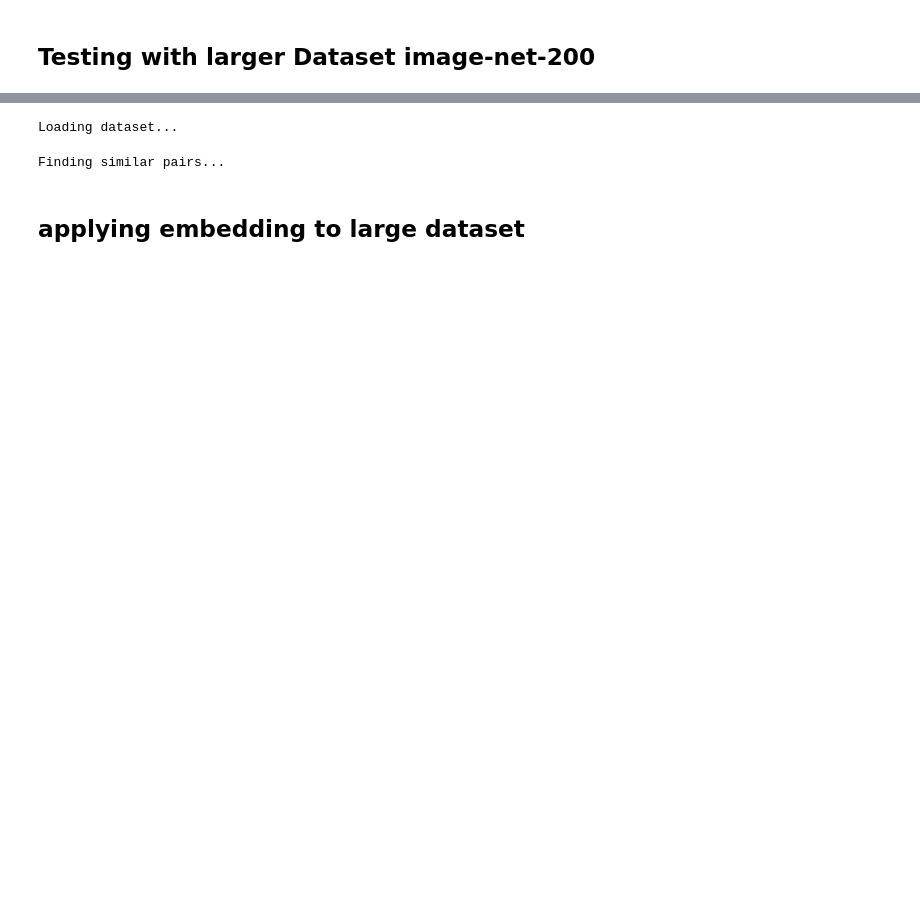
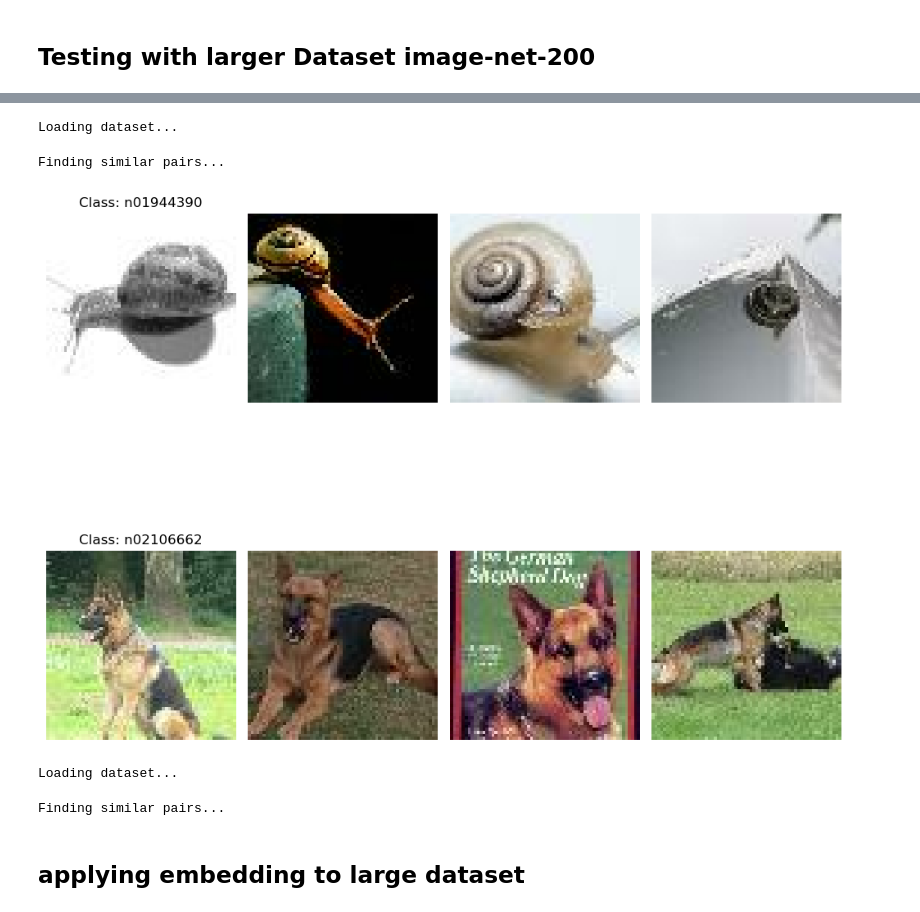
Before and after one commit to eladsmobile/ANN-multi-modal, a Jupyter notebook: combine_imbeddings_with_ANN.ipynb, the cells around one changed output, grey strips where cells are left out. Saved outputs shown, nothing was run; the diff lists cells and outputs as text; code cells hidden in the pictures; blank space fills up the shorter version.

```diff
--- a/combine_imbeddings_with_ANN.ipynb
+++ b/combine_imbeddings_with_ANN.ipynb
@@ -2130,3 +206,13 @@ def display_images_with_labels_nparray(image1, image2, image3):
+# %%
+# Get 3 pairs of similar images (6 images total)
+images, class_names = ti.get_similar_image_pairs_tiny(2 ,pair_size =4)
+
+# Visualize the pairs with their class names
+ti.visualize_tiny_imagenet_pairs(images, class_names , pair_size =4 )
+# %% [output]
+Loading dataset...
+Finding similar pairs...
+[figure, added]
 # %%
 numer_of_images_per_class = 16 # todo make this very big
 number_of_classes_from_tiny = 200
```
Also changed, not shown: parts of 79 cells of this notebook, 6 other files.
